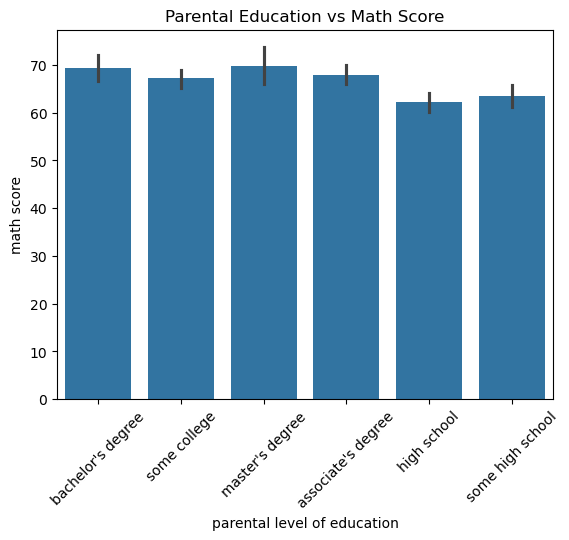
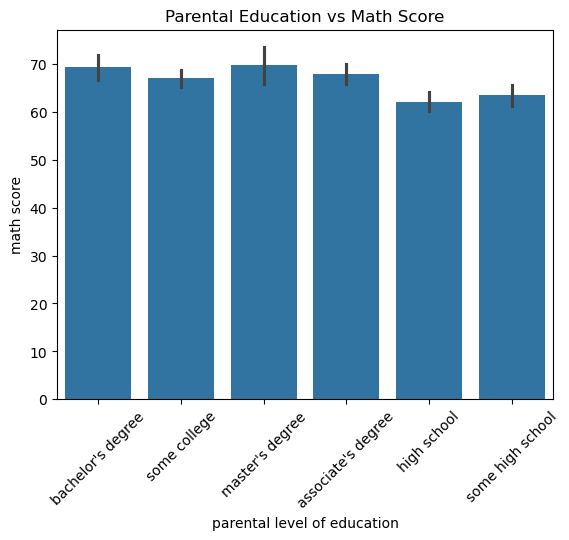
Unified diff of the notebook cell whose output changed from the first chart to the second:
--- before
+++ after
@@ -2,3 +2,4 @@
 plt.xticks(rotation=45)
 plt.title("Parental Education vs Math Score")
+plt.savefig("../images/parent_education.png")
 plt.show()

Commit: Updated images and analysis